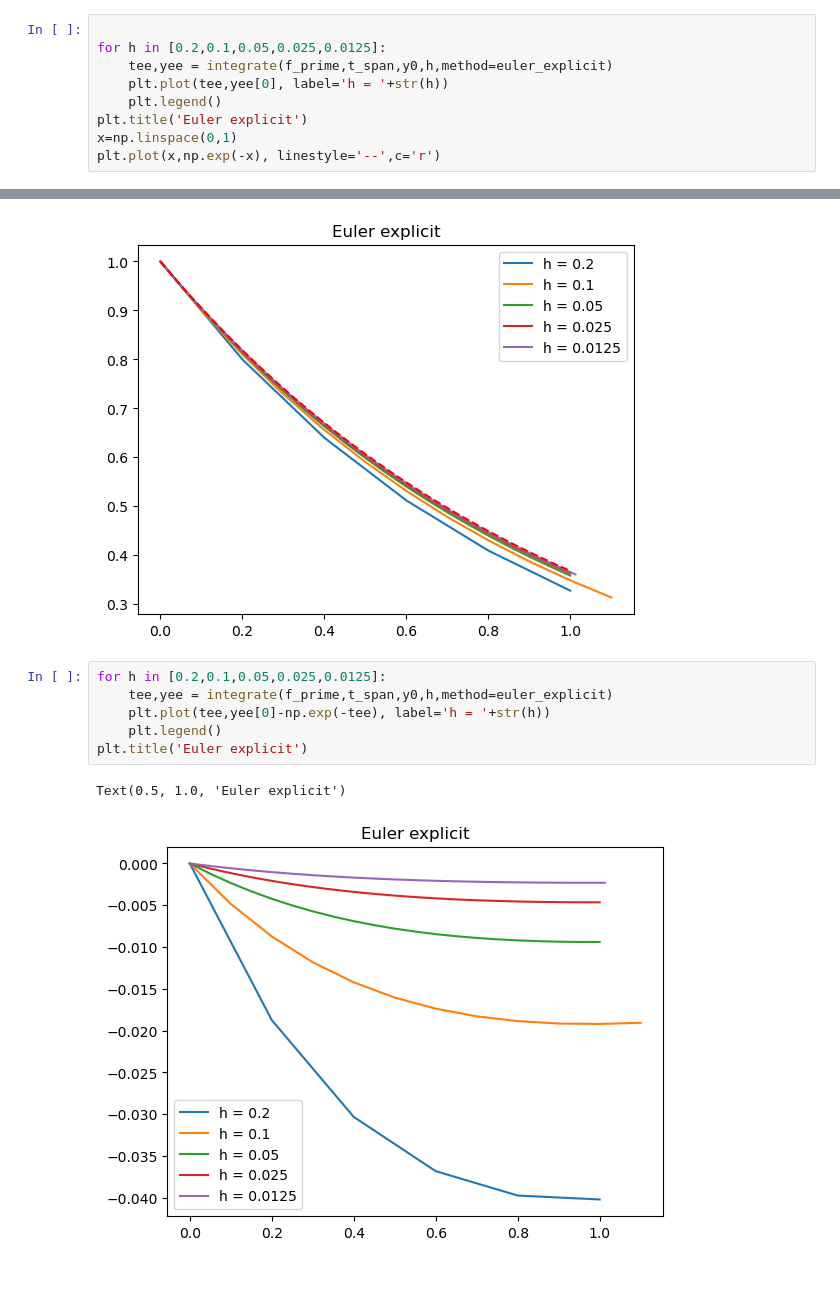
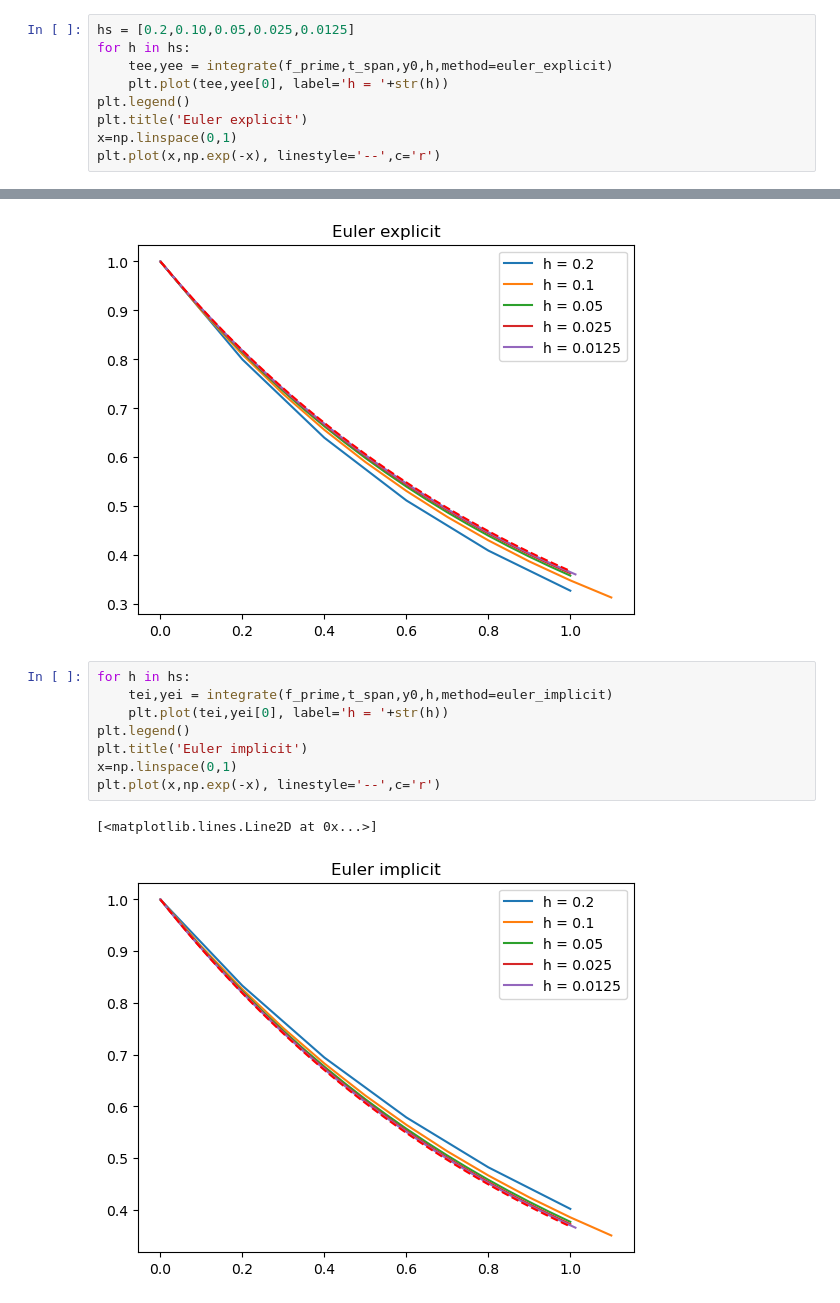
Before and after one commit to ebianchi803/computational_astrophysics, a Jupyter notebook: ODE/ODE1.ipynb, the cells around one changed output, grey strips where cells are left out. Drawn from its saved outputs; the diff is of its cells as text.

```diff
--- a/ODE/ODE1.ipynb
+++ b/ODE/ODE1.ipynb
@@ -48,23 +48,25 @@ plt.legend()
 <matplotlib.legend.Legend at 0x...>
 [figure]
 # %%
-
-for h in [0.2,0.1,0.05,0.025,0.0125]:
+hs = [0.2,0.10,0.05,0.025,0.0125]
+for h in hs:
     tee,yee = integrate(f_prime,t_span,y0,h,method=euler_explicit)
     plt.plot(tee,yee[0], label='h = '+str(h))
-    plt.legend()
+plt.legend()
 plt.title('Euler explicit')
 x=np.linspace(0,1)
 plt.plot(x,np.exp(-x), linestyle='--',c='r')
 # %% [output]
 [<matplotlib.lines.Line2D at 0x...>]
 [figure]
-# %%
-for h in [0.2,0.1,0.05,0.025,0.0125]:
-    tee,yee = integrate(f_prime,t_span,y0,h,method=euler_explicit)
-    plt.plot(tee,yee[0]-np.exp(-tee), label='h = '+str(h))
-    plt.legend()
-plt.title('Euler explicit')
-# %% [output]
-Text(0.5, 1.0, 'Euler explicit')
-[figure, removed]
+# %%
+for h in hs:
+    tei,yei = integrate(f_prime,t_span,y0,h,method=euler_implicit)
+    plt.plot(tei,yei[0], label='h = '+str(h))
+plt.legend()
+plt.title('Euler implicit')
+x=np.linspace(0,1)
+plt.plot(x,np.exp(-x), linestyle='--',c='r')
+# %% [output]
+[<matplotlib.lines.Line2D at 0x...>]
+[figure, added]
```
Also changed, not shown: parts of 5 cells of this notebook, 1 other file.
